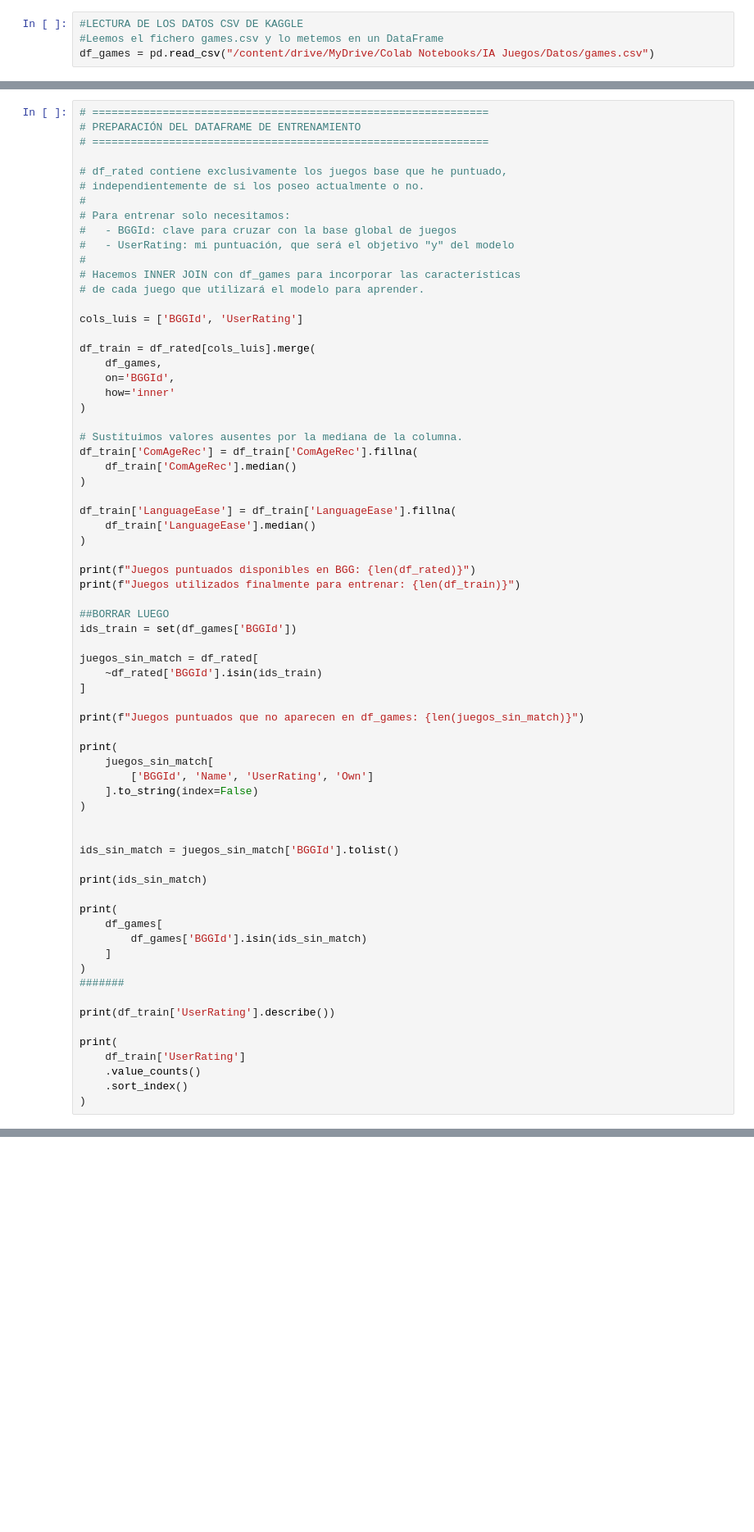
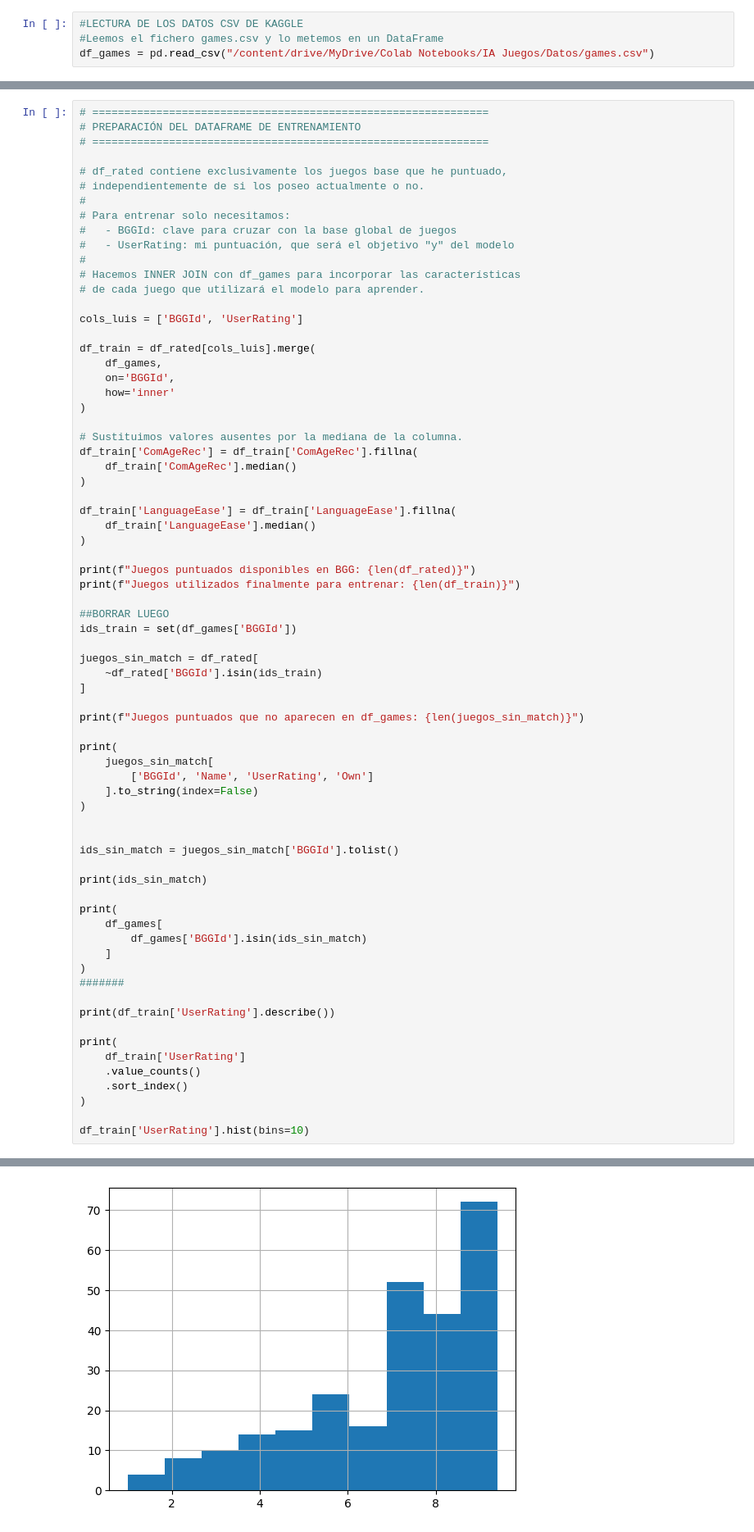
Before and after one commit to Velgarath/recomendador_juegos_bgg, a Jupyter notebook: juegosBGG.ipynb, the cells around one changed output, grey strips where cells are left out. Shown at 82% size. Cells and saved outputs as stored; diff of their text form; blank space fills up the shorter version.

```diff
--- a/juegosBGG.ipynb
+++ b/juegosBGG.ipynb
@@ -266,4 +266,6 @@ print(
     .value_counts()
     .sort_index()
 )
+
+df_train['UserRating'].hist(bins=10)
 # %% [output]
@@ -287,3 +290,4 @@ Name: count, dtype: int64
+[figure, added]
 # %%
 # LANZAMOS EL MACHINE LEARNING
 # Creamos la matriz de parámetros X y el vector y de respuestas.
```
Also changed, not shown: parts of 3 cells of this notebook.
